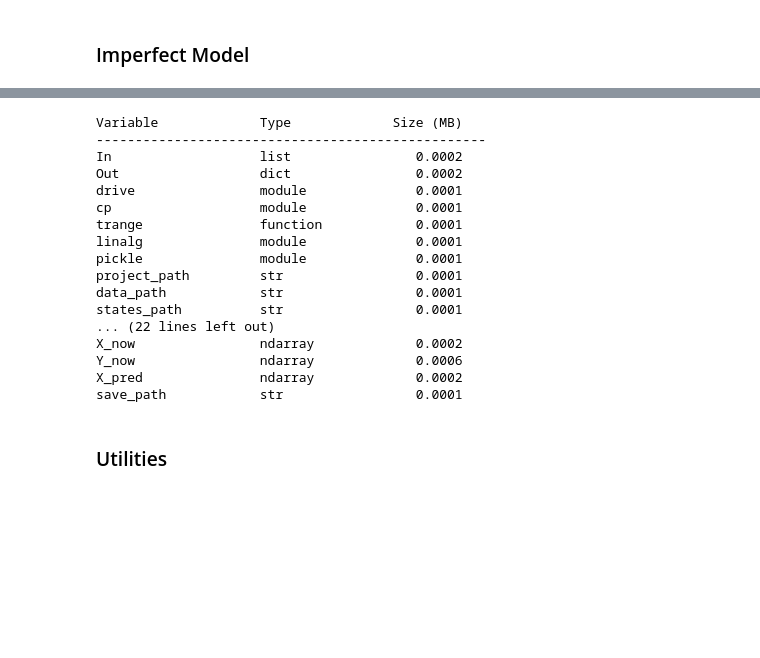
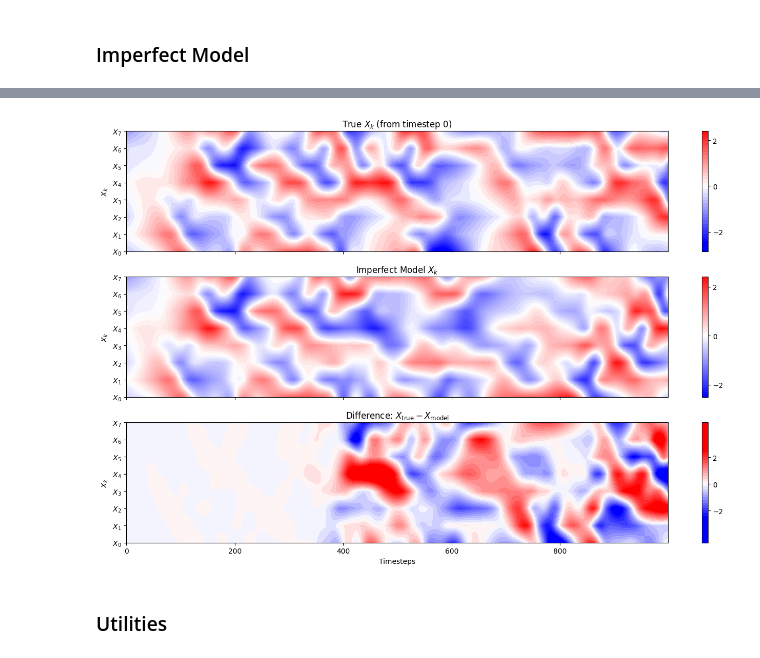
Before and after one commit to mcvlix/lorenz-96-hybrid-esn, a Jupyter notebook: hybrid_rcesn.ipynb, the cells around one changed output, grey strips where cells are left out. Drawn from its saved outputs; the diff is of its cells as text; code cells hidden in the pictures; blank space fills up the shorter version.

```diff
--- a/hybrid_rcesn.ipynb
+++ b/hybrid_rcesn.ipynb
@@ -248,26 +317,40 @@ plot_imperfect_vs_truth(X_true, X_model, start=500201)
+# %%
+T_pred = 1000
+start_idx = 0  # Pick a point deep into data (adjust as needed)
+
+# === Load true data for comparison ===
+npy_path = os.path.join(data_path, 'truth_h_0.5_c_8_F_20.npy')
+data = np.load(npy_path, mmap_mode='r')
+X_true = data[start_idx:start_idx + T_pred, :K].T  # shape: (8, 1000)
+Y_true = data[start_idx:start_idx + T_pred, K:].reshape(T_pred, J, K, order='F')
+
+# === Initialize from true state ===
+X_init = data[start_idx, :K]
+Y_init = data[start_idx, K:].reshape(J, K, order='F')
+# %%
+X_model = np.zeros((K, T_pred))
+
+x_norm = X_init.copy()
+y_norm = Y_init.copy()
+# === Load Normalization Constants ===
+norms = np.load(os.path.join(data_path, 'norm_constants_h_0.5_c_8_F_20.npz'))
+x_mean, x_std = norms['x_mean'], norms['x_std']
+y_mean, y_std = norms['y_mean'], norms['y_std']
+
+# === Recursive Generation ===
+for t in trange(T_pred):
+    # Unscaled input version
+    x_norm, y_norm = imperfect_model(x_norm, y_norm, x_mean, x_std, y_mean, y_std, dt)
+    X_model[:, t] = x_norm
+
+plot_model_vs_truth(X_true, X_model, start=0, model_name="Imperfect Model", valid_time=None)
+# %% [output]
+[figure, added]
 # %%
 # === Free memory ===
-del X_true, X_model, data
+del X_true, X_model
 gc.collect()
 whos_memory(globals())
-# %% [output]
-Variable             Type             Size (MB)
---------------------------------------------------
-In                   list                0.0002
-Out                  dict                0.0002
-drive                module              0.0001
-cp                   module              0.0001
-trange               function            0.0001
-linalg               module              0.0001
-pickle               module              0.0001
-project_path         str                 0.0001
-data_path            str                 0.0001
-states_path          str                 0.0001
-... (22 lines left out)
-X_now                ndarray             0.0002
-Y_now                ndarray             0.0006
-X_pred               ndarray             0.0002
-save_path            str                 0.0001
 # %% [markdown]
 ### Utilities
 # %%
```
Also changed, not shown: parts of 57 cells of this notebook.
